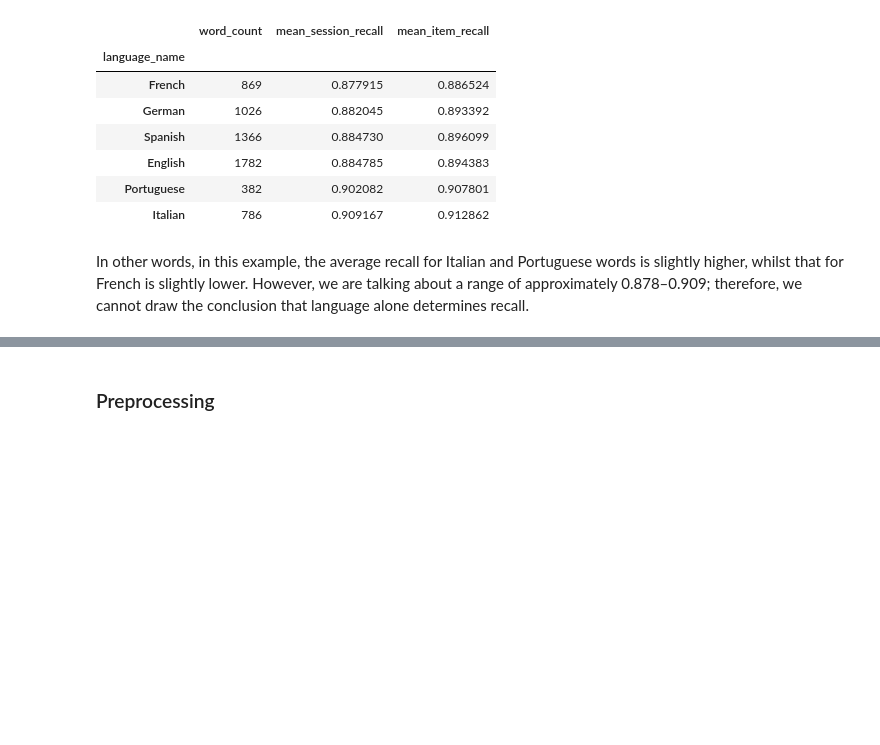
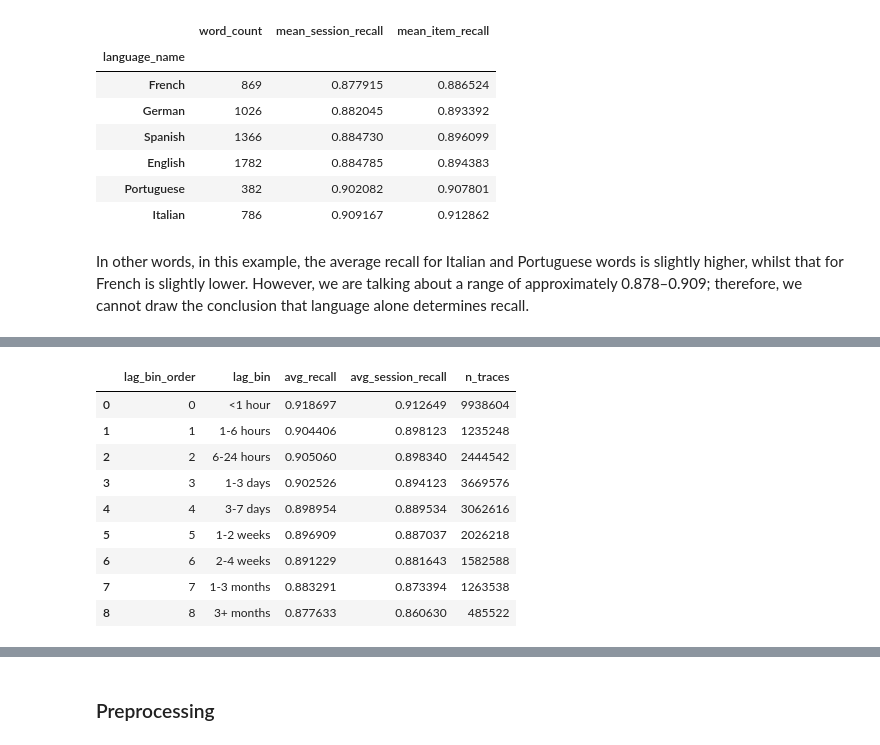
Before and after one commit to ecenurbayraktar/language_retention_predictor, a Jupyter notebook: duolingo_forgetting_prediction.ipynb, the cells around one changed output, grey strips where cells are left out. Saved outputs shown, nothing was run; the diff lists cells and outputs as text; code cells hidden in the pictures; blank space fills up the shorter version.

```diff
--- a/duolingo_forgetting_prediction.ipynb
+++ b/duolingo_forgetting_prediction.ipynb
@@ -580,0 +596,25 @@ In other words, in this example, the average recall for Italian and Portuguese w
+# %%
+lag_summary = (
+    forgetting_curve
+    .groupby(["lag_bin_order", "lag_bin"], observed=True)
+    .agg(
+        avg_recall=("item_recall_rate", "mean"),
+        avg_session_recall=("avg_session_recall", "mean"),
+        n_traces=("n_traces", "sum")
+    )
+    .reset_index()
+    .sort_values("lag_bin_order")
+)
+
+lag_summary
+# %% [output]
+|  | lag_bin_order | lag_bin | avg_recall | avg_session_recall | n_traces |
+| 0 | 0 | <1 hour | 0.918697 | 0.912649 | 9938604 |
+| 1 | 1 | 1-6 hours | 0.904406 | 0.898123 | 1235248 |
+| 2 | 2 | 6-24 hours | 0.905060 | 0.898340 | 2444542 |
+| 3 | 3 | 1-3 days | 0.902526 | 0.894123 | 3669576 |
+| 4 | 4 | 3-7 days | 0.898954 | 0.889534 | 3062616 |
+| 5 | 5 | 1-2 weeks | 0.896909 | 0.887037 | 2026218 |
+| 6 | 6 | 2-4 weeks | 0.891229 | 0.881643 | 1582588 |
+| 7 | 7 | 1-3 months | 0.883291 | 0.873394 | 1263538 |
+| 8 | 8 | 3+ months | 0.877633 | 0.860630 | 485522 |
```
Also changed, not shown: parts of 33 cells of this notebook.
